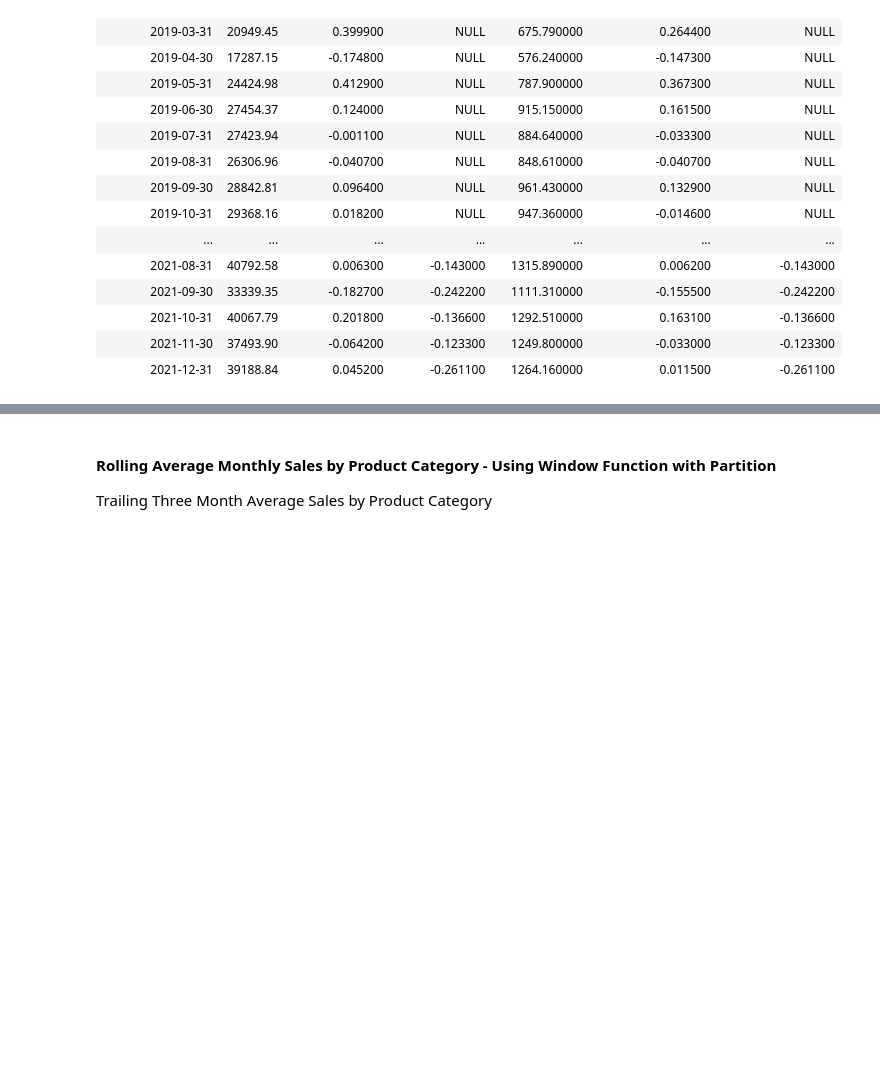
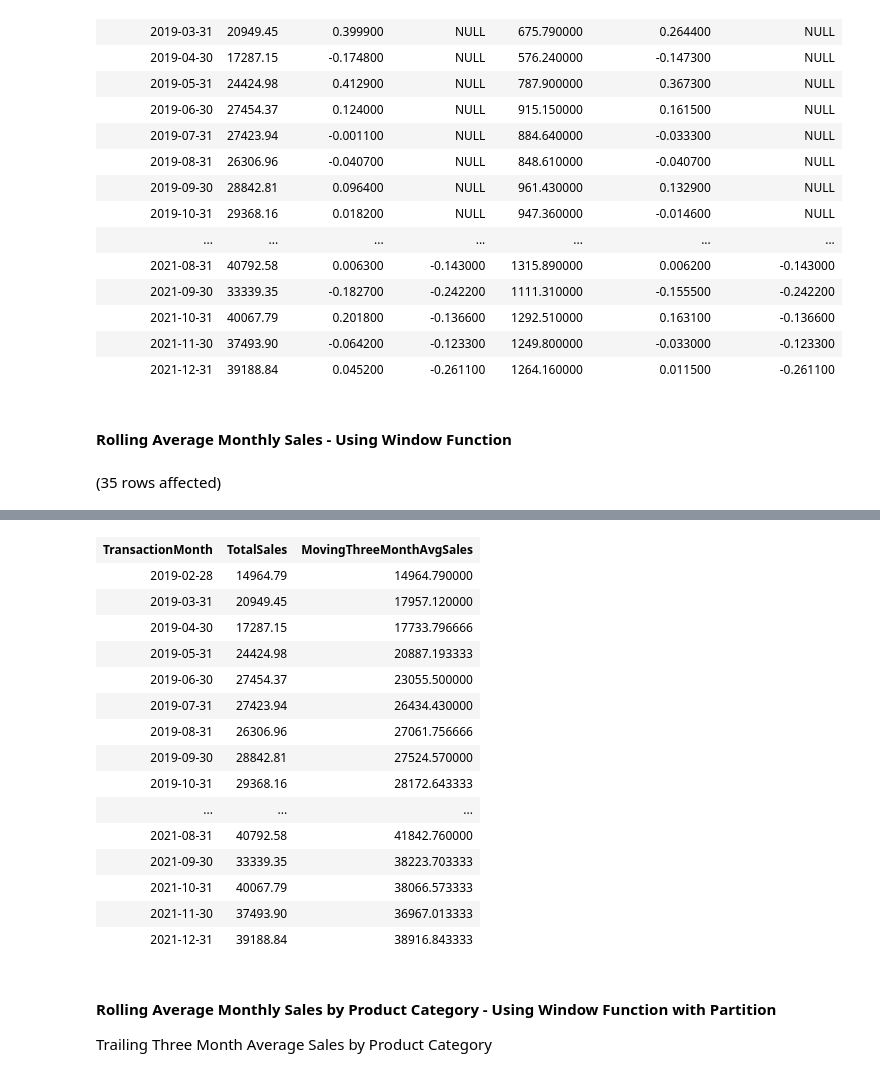
Before and after one commit to msemilyadler/BulkGrocery, a Jupyter notebook: BulkGrocery Data Exploration.ipynb, the cells around one changed output, grey strips where cells are left out. Drawn from its saved outputs; the diff is of its cells as text; code cells hidden in the pictures; blank space fills up the shorter version.

```diff
--- a/BulkGrocery Data Exploration.ipynb
+++ b/BulkGrocery Data Exploration.ipynb
@@ -188,3 +164,32 @@ Total execution time: 00:00:00.120
 | 2021-10-31 | 40067.79 | 0.201800 | -0.136600 | 1292.510000 | 0.163100 | -0.136600 |
 | 2021-11-30 | 37493.90 | -0.064200 | -0.123300 | 1249.800000 | -0.033000 | -0.123300 |
 | 2021-12-31 | 39188.84 | 0.045200 | -0.261100 | 1264.160000 | 0.011500 | -0.261100 |
+# %% [markdown]
+#### Rolling Average Monthly Sales - Using Window Function
+# %%
+--CTE to create a table of Total Sales by Month and by Product Category
+WITH MonthlySales AS(
+SELECT
+    EOMONTH(o.OrderDate) AS TransactionMonth, --Use the last day of the month to represent the Month. Since all data is historical do not need to account for midmonth data
+    ROUND(SUM(l.SaleAmount),2) AS Sales, --Sum the Monthly Sales
+    ROUND(SUM(l.SaleAmount)/DAY(EOMONTH(o.OrderDate)),2) AS AvgDailySales
+FROM SalesOrderLines AS l
+    JOIN SalesOrders AS o
+    ON l.OrderID = o.OrderID
+GROUP BY EOMONTH(o.OrderDate)
+)
+
+-- Caculate a rolling three month average of sales by category
+SELECT
+    TransactionMonth,
+    SUM(Sales) TotalSales,
+    AVG(SUM(Sales)) OVER(
+        ORDER BY TransactionMonth -- Order the records by transaction month, ensuring the average is calculated chronologically
+        ROWS BETWEEN 2 PRECEDING and CURRENT ROW -- specifies the range of rows to include in the average as 2 preceeding and current row
+    ) AS MovingThreeMonthAvgSales,
+
+FROM MonthlySales
+GROUP BY TransactionMonth
+ORDER BY TransactionMonth
+# %% [output]
+(35 rows affected)
@@ -191,3 +197,19 @@ Total execution time: 00:00:00.120
+| TransactionMonth | TotalSales | MovingThreeMonthAvgSales |
+| 2019-02-28 | 14964.79 | 14964.790000 |
+| 2019-03-31 | 20949.45 | 17957.120000 |
+| 2019-04-30 | 17287.15 | 17733.796666 |
+| 2019-05-31 | 24424.98 | 20887.193333 |
+| 2019-06-30 | 27454.37 | 23055.500000 |
+| 2019-07-31 | 27423.94 | 26434.430000 |
+| 2019-08-31 | 26306.96 | 27061.756666 |
+| 2019-09-30 | 28842.81 | 27524.570000 |
+| 2019-10-31 | 29368.16 | 28172.643333 |
+| ... | ... | ... |
+| 2021-08-31 | 40792.58 | 41842.760000 |
+| 2021-09-30 | 33339.35 | 38223.703333 |
+| 2021-10-31 | 40067.79 | 38066.573333 |
+| 2021-11-30 | 37493.90 | 36967.013333 |
+| 2021-12-31 | 39188.84 | 38916.843333 |
 # %% [markdown]
 #### Rolling Average Monthly Sales by Product Category - Using Window Function with Partition
 
```
Also changed, not shown: parts of 9 cells of this notebook, 1 other file.
